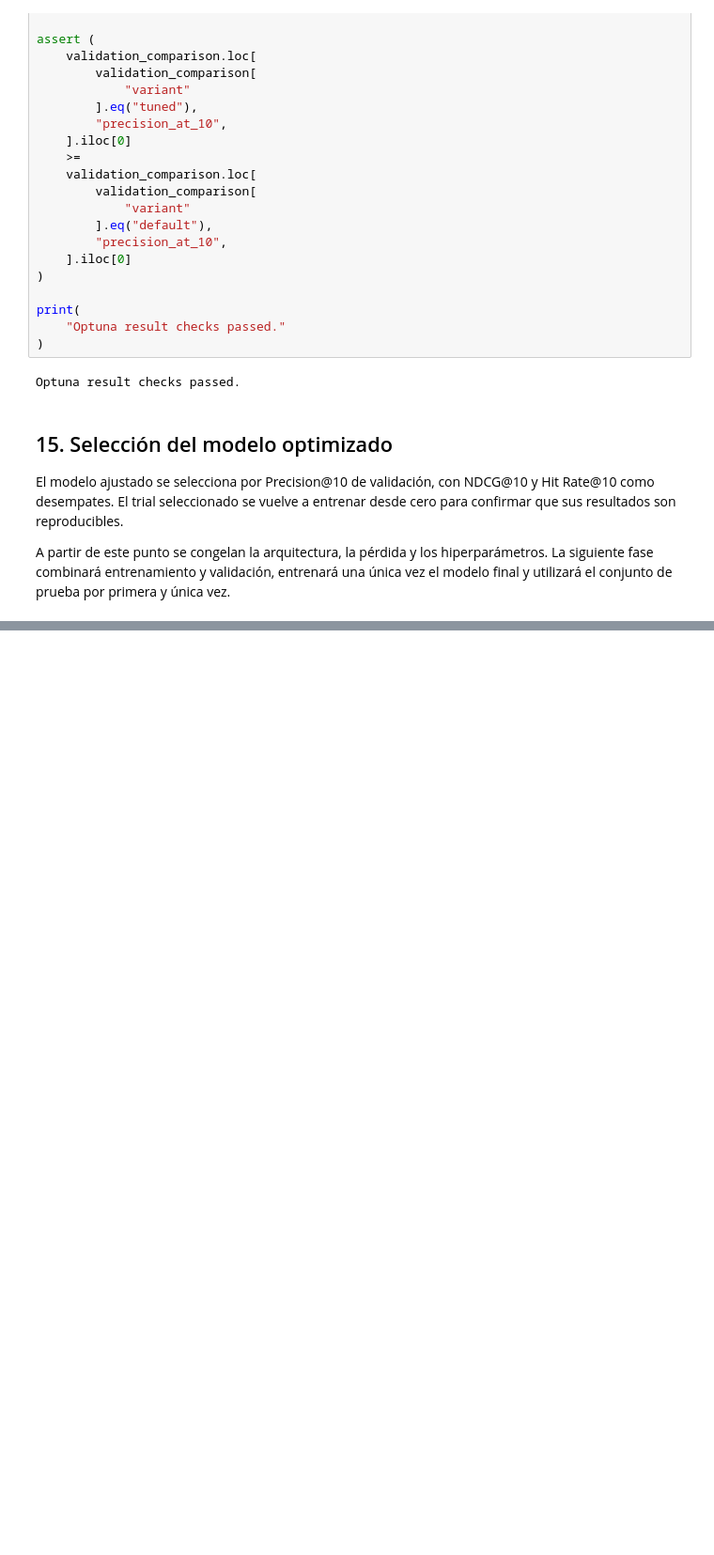
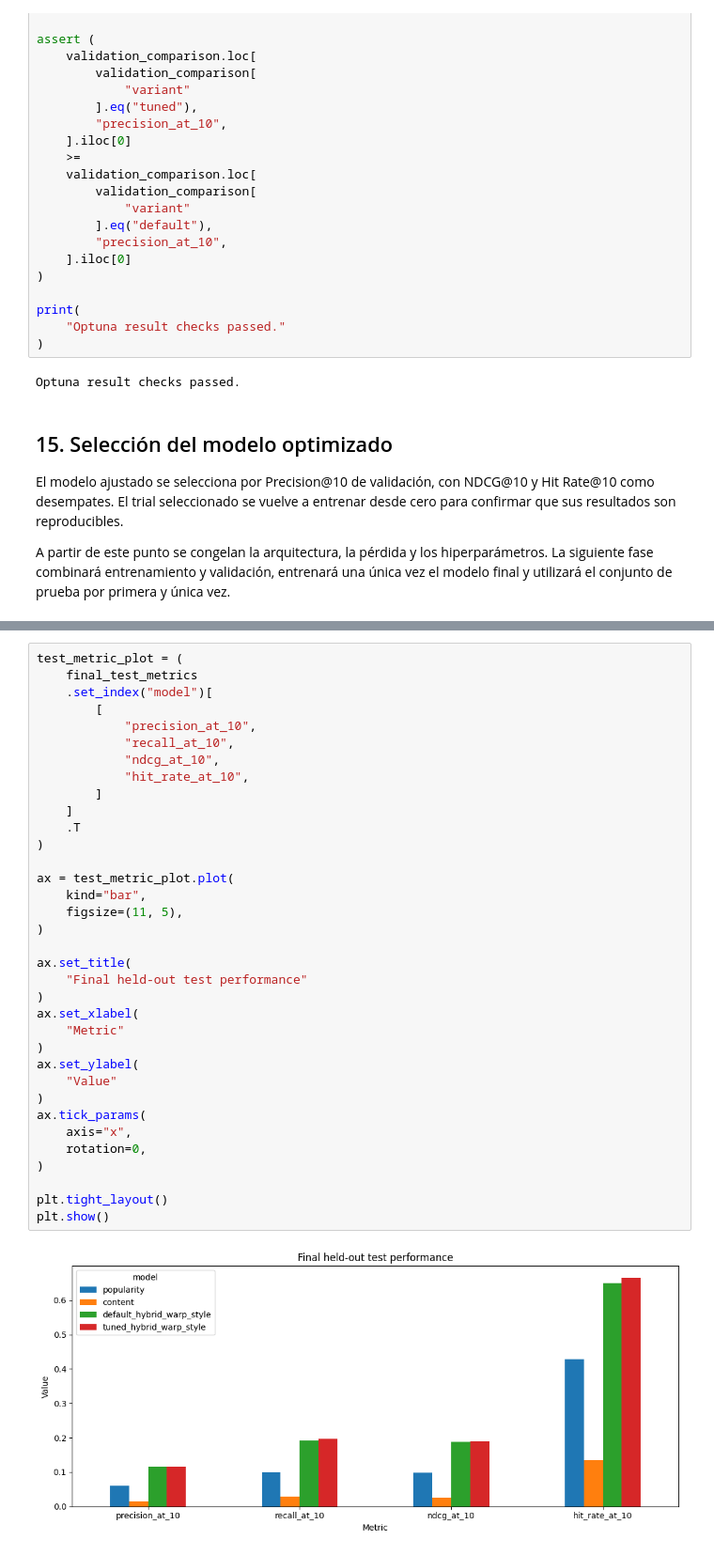
Before and after one commit to fedesaroka/analisis-predictivo-avanzado, a Jupyter notebook: notebooks/TP2_sistema_recomendacion_anime.ipynb, the cells around one changed output, grey strips where cells are left out. Shown at 94% size. Cells and saved outputs as stored; diff of their text form; blank space fills up the shorter version.

```diff
--- a/notebooks/TP2_sistema_recomendacion_anime.ipynb
+++ b/notebooks/TP2_sistema_recomendacion_anime.ipynb
@@ -1554,0 +1659,37 @@ A partir de este punto se congelan la arquitectura, la pérdida y los hiperpará
+# %%
+test_metric_plot = (
+    final_test_metrics
+    .set_index("model")[
+        [
+            "precision_at_10",
+            "recall_at_10",
+            "ndcg_at_10",
+            "hit_rate_at_10",
+        ]
+    ]
+    .T
+)
+
+ax = test_metric_plot.plot(
+    kind="bar",
+    figsize=(11, 5),
+)
+
+ax.set_title(
+    "Final held-out test performance"
+)
+ax.set_xlabel(
+    "Metric"
+)
+ax.set_ylabel(
+    "Value"
+)
+ax.tick_params(
+    axis="x",
+    rotation=0,
+)
+
+plt.tight_layout()
+plt.show()
+# %% [output]
+[figure, added]
```
Also changed, not shown: parts of 10 cells of this notebook, 23 other files.
